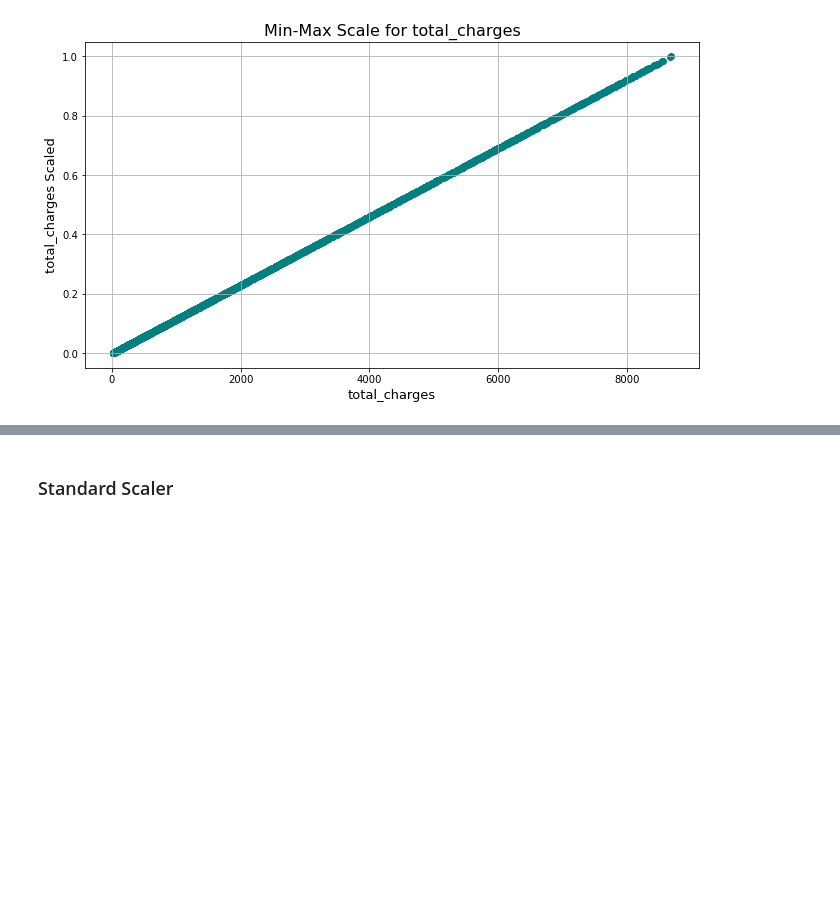
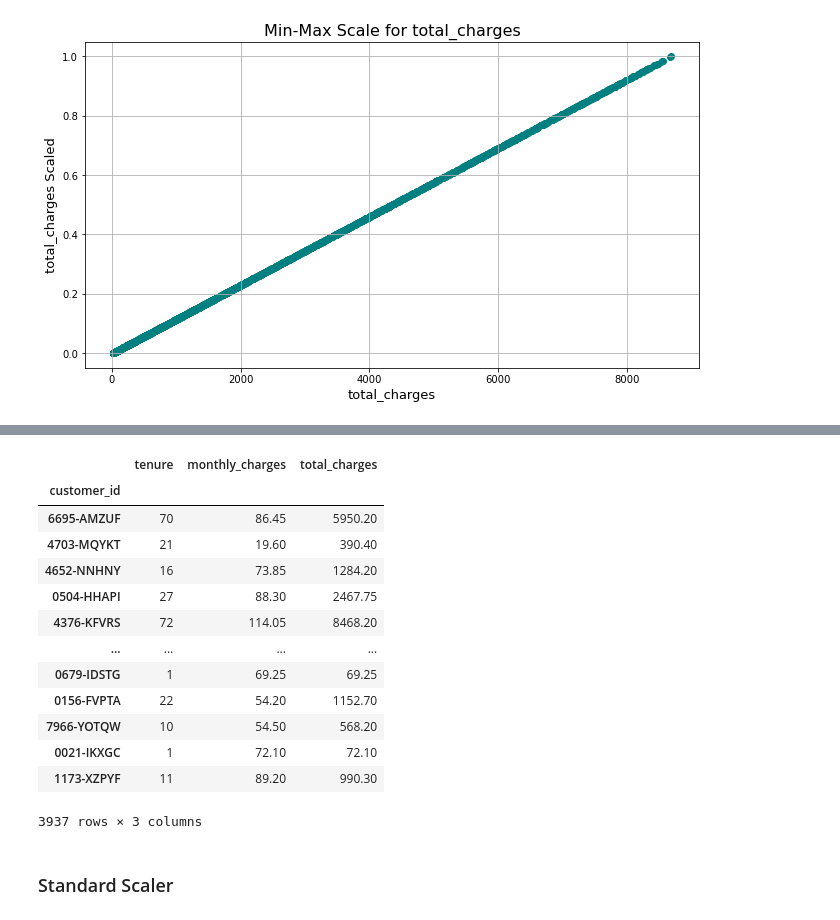
Before and after one commit to masonsherbondy/regression-exercises, a Jupyter notebook: scaling.ipynb, the cells around one changed output, grey strips where cells are left out. Drawn from its saved outputs; the diff is of its cells as text; code cells hidden in the pictures; blank space fills up the shorter version.

```diff
--- a/scaling.ipynb
+++ b/scaling.ipynb
@@ -96,6 +88,6 @@ scaler = sklearn.preprocessing.MinMaxScaler()
 scaler.fit(train[quant_vars])
 
 #use the object (use min and max to transform)
-scaled_quantities = scaler.transform(train[quant_vars])
+train_mm_scaled = scaler.transform(train[quant_vars])
 # %%
 #does it look ok?
@@ -109,7 +101,7 @@ array([[0.97183099, 0.67914172, 0.68444314],
        [0.02816901, 0.72954092, 0.02585983]])
 # %%
 #assign the scaled values as new columns in the train
-train[['tenure_scaled', 'monthly_charges_scaled', 'total_charges_scaled']] = scaled_quantities
+train[['tenure_scaled', 'monthly_charges_scaled', 'total_charges_scaled']] = train_mm_scaled
 # %%
 #how does it look?
 train.head()
@@ -183,3 +187,21 @@ for cat in quant_vars:
+# %%
+#how does my inverse transformed data compare to the original data?
+train[quant_vars]
+# %% [output]
+|  | tenure | monthly_charges | total_charges |
+| customer_id |  |  |  |
+| 6695-AMZUF | 70 | 86.45 | 5950.20 |
+| 4703-MQYKT | 21 | 19.60 | 390.40 |
+| 4652-NNHNY | 16 | 73.85 | 1284.20 |
+| 0504-HHAPI | 27 | 88.30 | 2467.75 |
+| 4376-KFVRS | 72 | 114.05 | 8468.20 |
+| ... | ... | ... | ... |
+| 0679-IDSTG | 1 | 69.25 | 69.25 |
+| 0156-FVPTA | 22 | 54.20 | 1152.70 |
+| 7966-YOTQW | 10 | 54.50 | 568.20 |
+| 0021-IKXGC | 1 | 72.10 | 72.10 |
+| 1173-XZPYF | 11 | 89.20 | 990.30 |
+3937 rows × 3 columns
 # %% [markdown]
 ### Standard Scaler
 # %%
```
Also changed, not shown: parts of 13 cells of this notebook.
